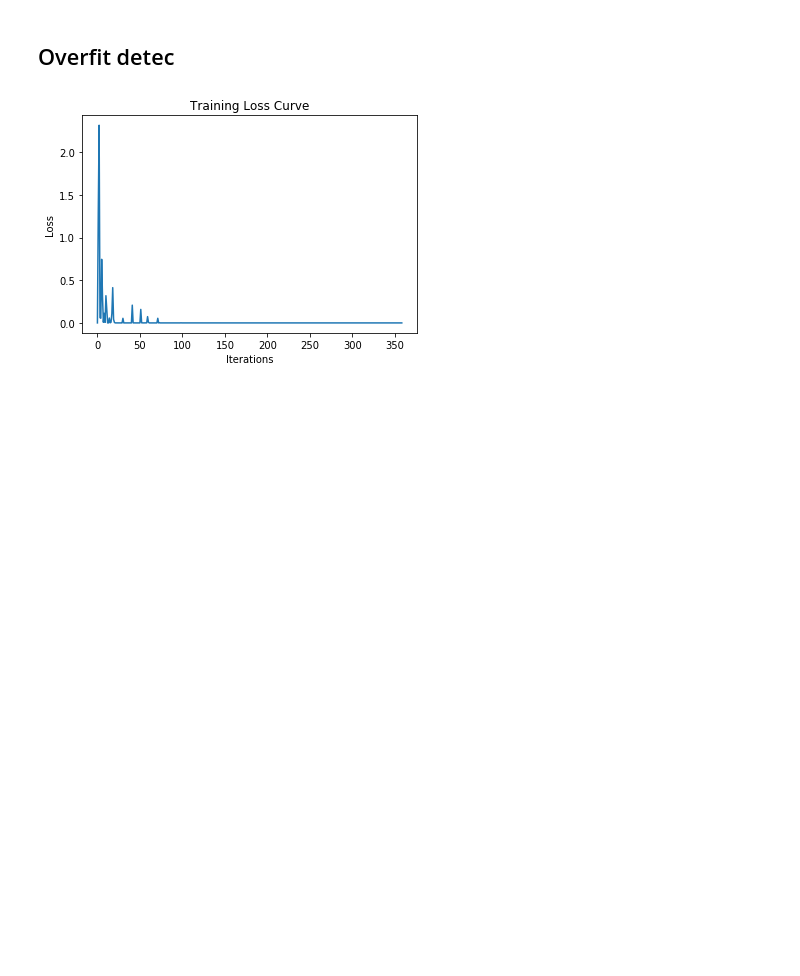
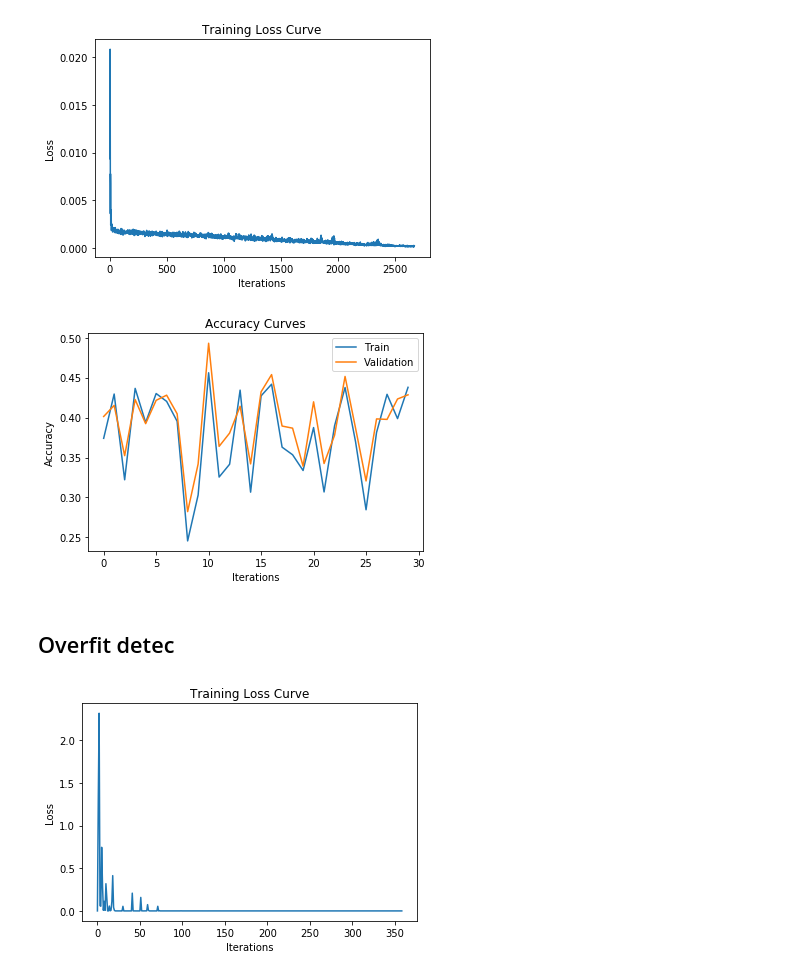
Before and after one commit to addy999/HemDetect, a Jupyter notebook: Training/Scripts/Plot.ipynb, the cells around one changed output. Drawn from its saved outputs; the diff is of its cells as text; code cells hidden in the pictures; blank space fills up the shorter version.

```diff
--- a/Training/Scripts/Plot.ipynb
+++ b/Training/Scripts/Plot.ipynb
@@ -57,3 +59,10 @@ acc=plotAccuracy(path, val_data, train_data)
+# %%
+path = r"../Models/alexIntrav,imgs=27k,size=256,bs=256,epochs=30,lr=0.0001"
+losses=plotLosses(path)
+acc=plotAccuracy(path, val_data, train_data)
+# %% [output]
+[figure, added]
+[figure, added]
 # %% [markdown]
 ## Overfit detec
 # %%
```
Also changed, not shown: parts of 2 cells of this notebook, 16 other files.
